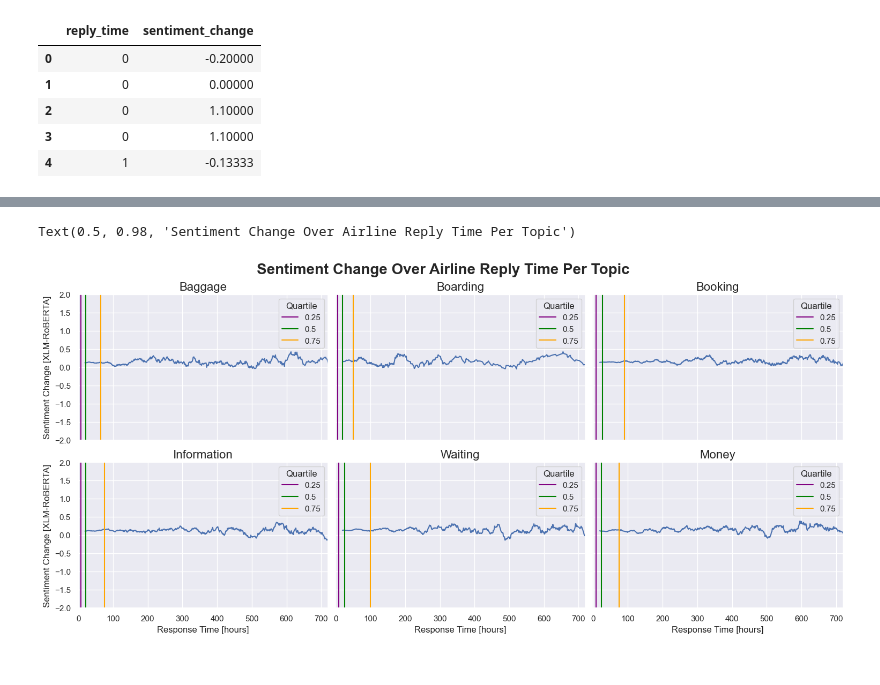
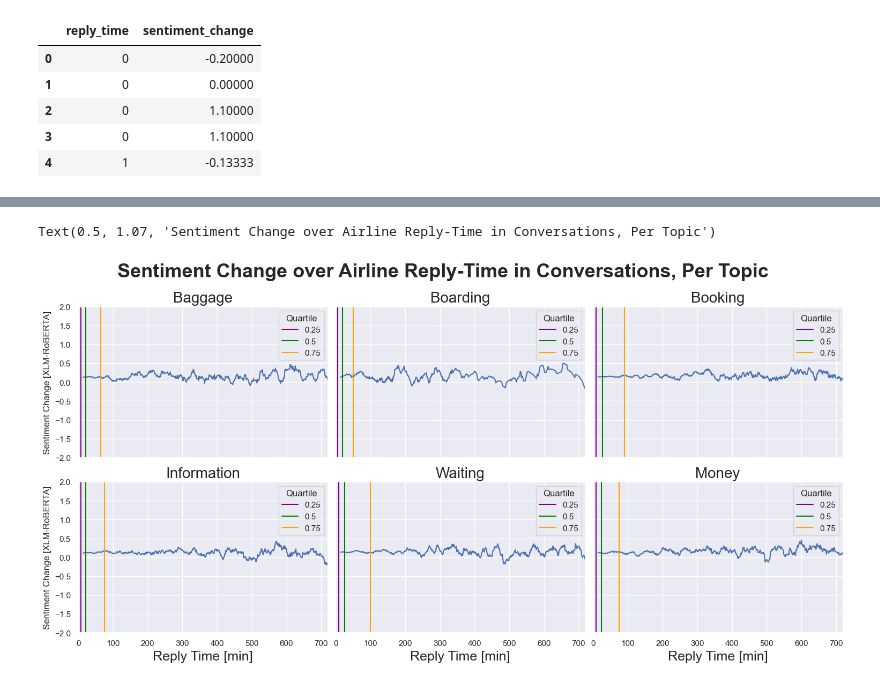
Before and after one commit to danamira/DBL-Data-Challenge, a Jupyter notebook: reply_time4.ipynb, the cells around one changed output, grey strips where cells are left out. Cells and saved outputs as stored; diff of their text form; code cells hidden in the pictures.

Commit message:
plot and hyp-test for reply time

```diff
--- a/reply_time4.ipynb
+++ b/reply_time4.ipynb
@@ -35,17 +42,17 @@ df_baggage = df_tweets[df_tweets['baggage'] != 0][['airline', 'reply_time', 'sen
 
 
 # Binned of 1 min
-df_canceling_gro = df_canceling[['reply_time', 'sentiment_change']].groupby('reply_time').agg('mean').rolling(window=20).mean()
-df_boarding_gro = df_boarding[['reply_time', 'sentiment_change']].groupby('reply_time').agg('mean').rolling(window=20).mean()
-df_stuck_gro = df_stuck[['reply_time', 'sentiment_change']].groupby('reply_time').agg('mean').rolling(window=20).mean()
-df_booking_gro = df_booking[['reply_time', 'sentiment_change']].groupby('reply_time').agg('mean').rolling(window=20).mean()
-df_customers_gro = df_customers[['reply_time', 'sentiment_change']].groupby('reply_time').agg('mean').rolling(window=20).mean()
-df_dm_gro = df_dm[['reply_time', 'sentiment_change']].groupby('reply_time').agg('mean').rolling(window=20).mean()
-df_waiting_gro = df_waiting[['reply_time', 'sentiment_change']].groupby('reply_time').agg('mean').rolling(window=20).mean()
-df_money_gro = df_money[['reply_time', 'sentiment_change']].groupby('reply_time').agg('mean').rolling(window=20).mean()
-df_information_gro = df_information[['reply_time', 'sentiment_change']].groupby('reply_time').agg('mean').rolling(window=20).mean()
-df_staff_gro = df_staff[['reply_time', 'sentiment_change']].groupby('reply_time').agg('mean').rolling(window=20).mean()
-df_baggage_gro = df_baggage[['reply_time', 'sentiment_change']].groupby('reply_time').agg('mean').rolling(window=20).mean()
+df_canceling_gro = df_canceling[['reply_time', 'sentiment_change']].groupby('reply_time').agg('mean').rolling(window=15).mean()
+df_boarding_gro = df_boarding[['reply_time', 'sentiment_change']].groupby('reply_time').agg('mean').rolling(window=15).mean()
+df_stuck_gro = df_stuck[['reply_time', 'sentiment_change']].groupby('reply_time').agg('mean').rolling(window=15).mean()
+df_booking_gro = df_booking[['reply_time', 'sentiment_change']].groupby('reply_time').agg('mean').rolling(window=15).mean()
+df_customers_gro = df_customers[['reply_time', 'sentiment_change']].groupby('reply_time').agg('mean').rolling(window=15).mean()
+df_dm_gro = df_dm[['reply_time', 'sentiment_change']].groupby('reply_time').agg('mean').rolling(window=15).mean()
+df_waiting_gro = df_waiting[['reply_time', 'sentiment_change']].groupby('reply_time').agg('mean').rolling(window=15).mean()
+df_money_gro = df_money[['reply_time', 'sentiment_change']].groupby('reply_time').agg('mean').rolling(window=15).mean()
+df_information_gro = df_information[['reply_time', 'sentiment_change']].groupby('reply_time').agg('mean').rolling(window=15).mean()
+df_staff_gro = df_staff[['reply_time', 'sentiment_change']].groupby('reply_time').agg('mean').rolling(window=15).mean()
+df_baggage_gro = df_baggage[['reply_time', 'sentiment_change']].groupby('reply_time').agg('mean').rolling(window=15).mean()
 # %%
 # Checking the number ineach category
 
@@ -256,7 +265,7 @@ ax[0,0].axvline(x = baggage_qua5[0.25], c='purple', label='0.25')
 ax[0,0].axvline(x = baggage_qua5[0.5], c='green', label='0.5')
 ax[0,0].axvline(x = baggage_qua5[0.75], c='orange', label='0.75')
 ax[0,0].legend(title = 'Quartile')
-ax[0,0].set_title('Baggage', size=16)
+ax[0,0].set_title('Baggage', size=20)
 ax[0,0].set_ylabel('Sentiment Change [XLM-RoBERTA]')
 
 # Boarding
@@ -265,48 +274,46 @@ ax[0,1].axvline(x = boarding_qua5[0.25], c='purple', label='0.25')
 ax[0,1].axvline(x = boarding_qua5[0.5], c='green', label='0.5')
 ax[0,1].axvline(x = boarding_qua5[0.75], c='orange', label='0.75')
 ax[0,1].legend(title = 'Quartile')
-ax[0,1].set_title('Boarding', size=16)
-ax[0,1].set_xlabel('Response Time [hours]')
+ax[0,1].set_title('Boarding', size=20)
 
 # Booking
 sns.lineplot(data=df_booking_gro, x='reply_time', y='sentiment_change', ax=ax[0,2])
 ax[0,2].axvline(x = booking_qua5[0.25], c='purple', label='0.25')
 ax[0,2].axvline(x = booking_qua5[0.5], c='green', label='0.5')
 ax[0,2].axvline(x = booking_qua5[0.75], c='orange', label='0.75')
 ax[0,2].legend(title = 'Quartile')
-ax[0,2].set_title('Booking', size=16)
+ax[0,2].set_title('Booking', size=20)
 
 # ROW 2
 # Information
 sns.lineplot(data=df_information_gro, x='reply_time', y='sentiment_change', ax=ax[1,0])
 ax[1,0].axvline(x = information_qua5[0.25], c='purple', label='0.25')
 ax[1,0].axvline(x = information_qua5[0.5], c='green', label='0.5')
 ax[1,0].axvline(x = information_qua5[0.75], c='orange', label='0.75')
 ax[1,0].legend(title = 'Quartile')
-ax[1,0].set_title('Information', size=16)
-ax[1,0].set_xlabel('Response Time [hours]')
+ax[1,0].set_title('Information', size=20)
+ax[1,0].set_xlabel('Reply Time [min]', size=18)
 ax[1,0].set_ylabel('Sentiment Change [XLM-RoBERTA]')
 
 # Waiting
 sns.lineplot(data=df_waiting_gro, x='reply_time', y='sentiment_change', ax=ax[1,1])
 ax[1,1].axvline(x = money_qua5[0.25], c='purple', label='0.25')
 ax[1,1].axvline(x = money_qua5[0.5], c='green', label='0.5')
 ax[1,1].axvline(x = money_qua5[0.75], c='orange', label='0.75')
 ax[1,1].legend(title = 'Quartile')
-ax[1,1].set_title('Waiting', size=16)
-ax[1,1].set_xlabel('Response Time [hours]')
-ax[1,1].set_ylabel('Sentiment Change [XLM-RoBERTA]')
+ax[1,1].set_xlabel('Reply Time [min]', size=18)
+ax[1,1].set_title('Waiting', size=20)
 
 # Money
 sns.lineplot(data=df_money_gro, x='reply_time', y='sentiment_change', ax=ax[1,2])
 ax[1,2].axvline(x = waiting_qua5[0.25], c='purple', label='0.25')
 ax[1,2].axvline(x = waiting_qua5[0.5], c='green', label='0.5')
 ax[1,2].axvline(x = waiting_qua5[0.75], c='orange', label='0.75')
 ax[1,2].legend(title = 'Quartile')
-ax[1,2].set_title('Money', size=16)
-ax[1,2].set_xlabel('Response Time [hours]')
+ax[1,2].set_title('Money', size=20)
+ax[1,2].set_xlabel('Reply Time [min]', size=18)
 
-fig.suptitle('Sentiment Change Over Airline Reply Time Per Topic', weight='bold', size=20)
+fig.suptitle('Sentiment Change over Airline Reply-Time in Conversations, Per Topic', weight='bold', size=26, y=1.07)
 # %% [output]
-Text(0.5, 0.98, 'Sentiment Change Over Airline Reply Time Per Topic')
+Text(0.5, 1.07, 'Sentiment Change over Airline Reply-Time in Conversations, Per Topic')
-[figure, old version]
+[figure, new version]
```
Also changed, not shown: parts of 5 cells of this notebook.
